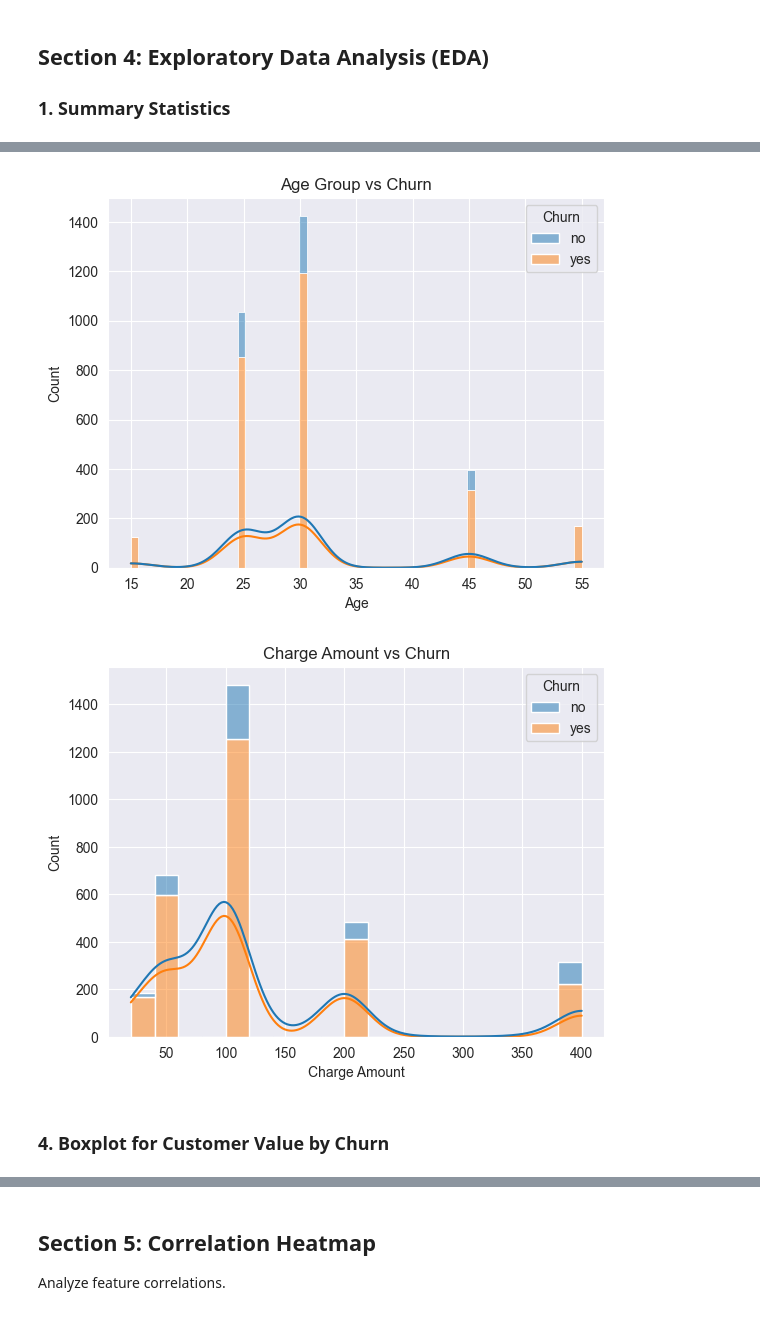
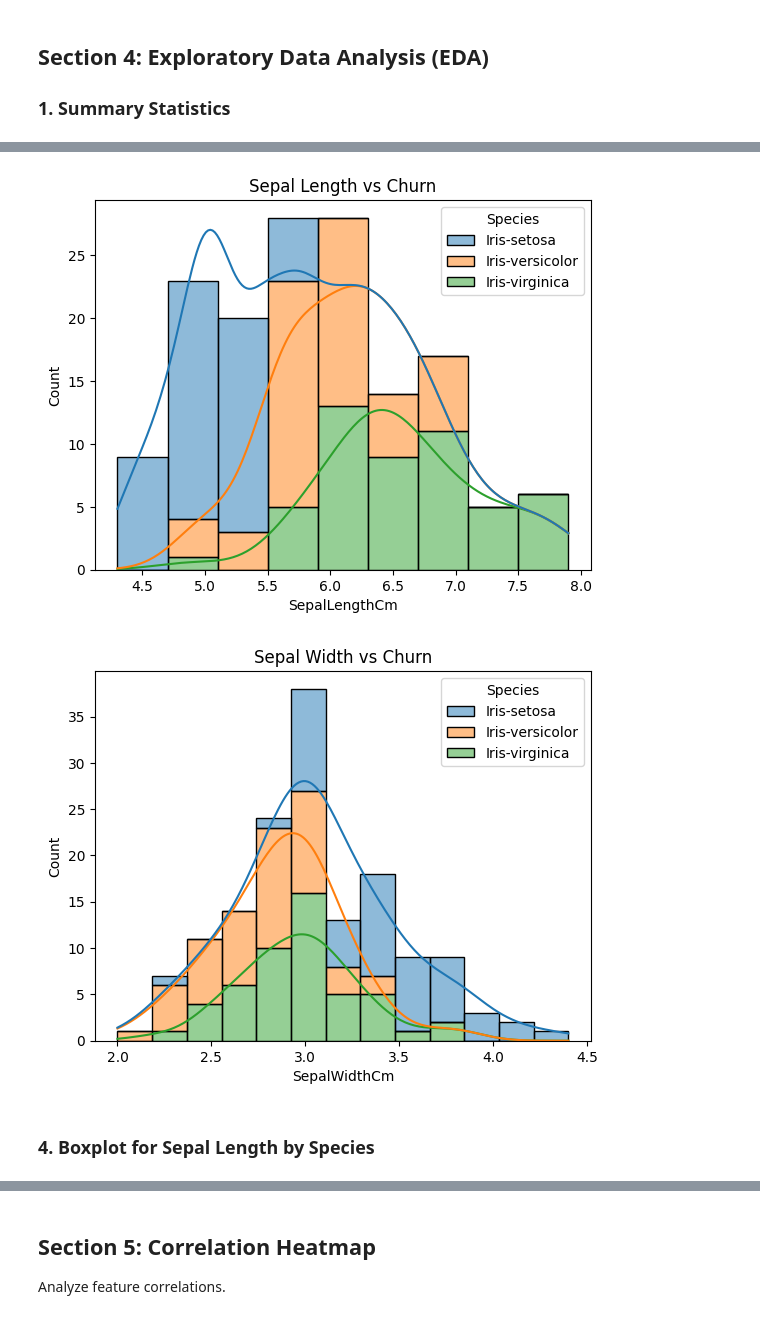
Before and after one commit to Rasheed-Al-Qobbaj/Machine-Learning-Tutorial, a Jupyter notebook: tutorial.ipynb, the cells around one changed output, grey strips where cells are left out. Drawn from its saved outputs; the diff is of its cells as text; code cells hidden in the pictures.

```diff
--- a/tutorial.ipynb
+++ b/tutorial.ipynb
@@ -53,7 +53,7 @@ import seaborn as sns
 We'll load the dataset and perform basic exploration.
 # %%
 # Load the dataset
-data = pd.read_csv('Customer Churn.csv')
+data = pd.read_csv('iris.csv')
 
 # Show the first few rows
 print("Dataset Overview:")
@@ -167,17 +157,17 @@ plt.show()
 # %%
-# Age group histogram
-sns.histplot(data=data, x='Age', hue='Churn', multiple='stack', kde=True)
-plt.title('Age Group vs Churn')
+# Sepal Length histogram
+sns.histplot(data=data, x='SepalLengthCm', hue='Species', multiple='stack', kde=True)
+plt.title('Sepal Length vs Churn')
 plt.show()
 
-# Charge amount histogram
-sns.histplot(data=data, x='Charge Amount', hue='Churn', multiple='stack', kde=True)
-plt.title('Charge Amount vs Churn')
+# Sepal Width histogram
+sns.histplot(data=data, x='SepalWidthCm', hue='Species', multiple='stack', kde=True)
+plt.title('Sepal Width vs Churn')
 plt.show()
 # %% [output]
-[figure, old version]
+[figure, new version]
-[figure, old version]
+[figure, new version]
 # %% [markdown]
-### 4. Boxplot for Customer Value by Churn
+### 4. Boxplot for Sepal Length by Species
 # %%
 # Boxplot for customer value by churn
```
Also changed, not shown: parts of 11 cells of this notebook, 2 other files.
